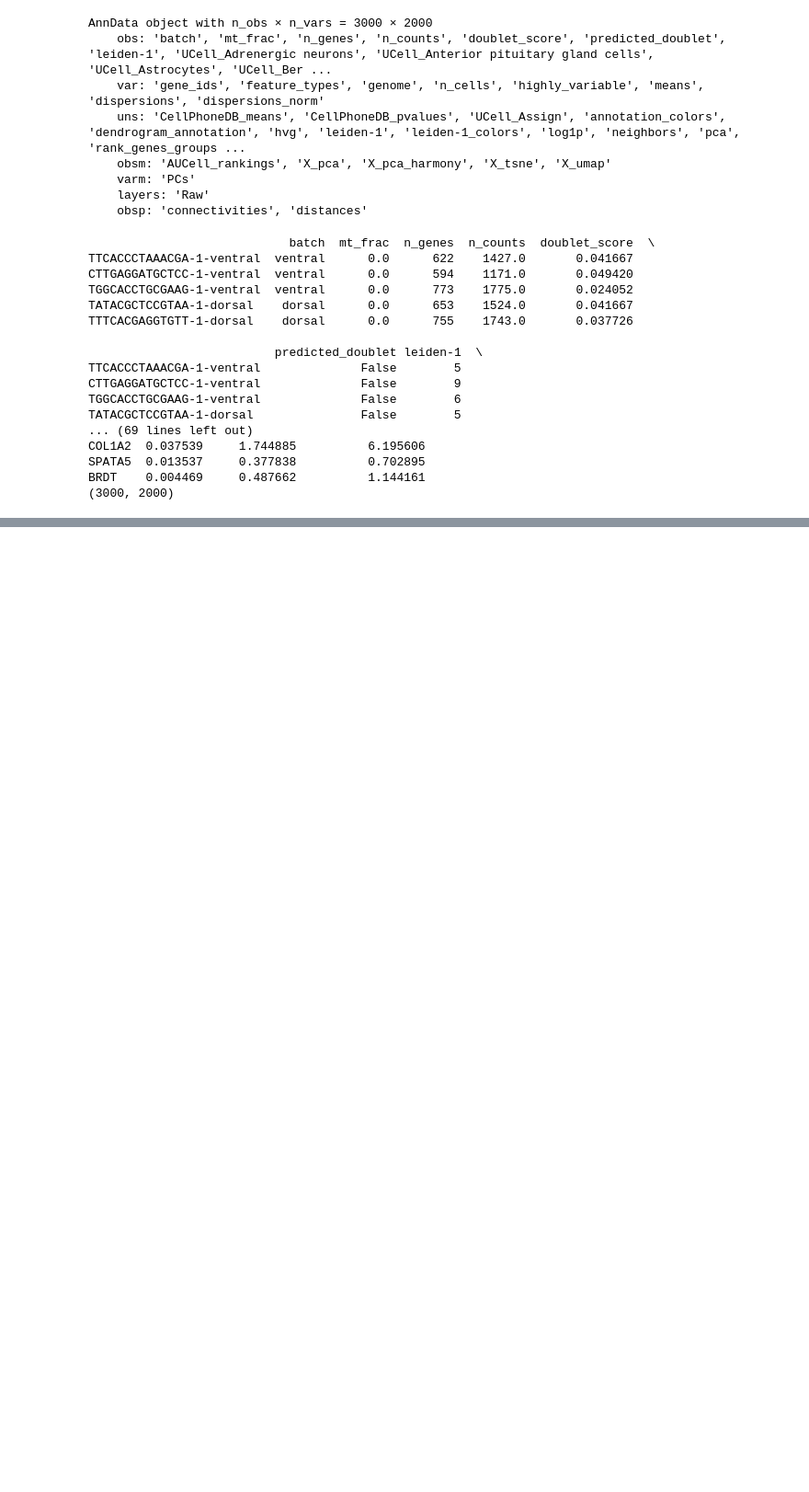
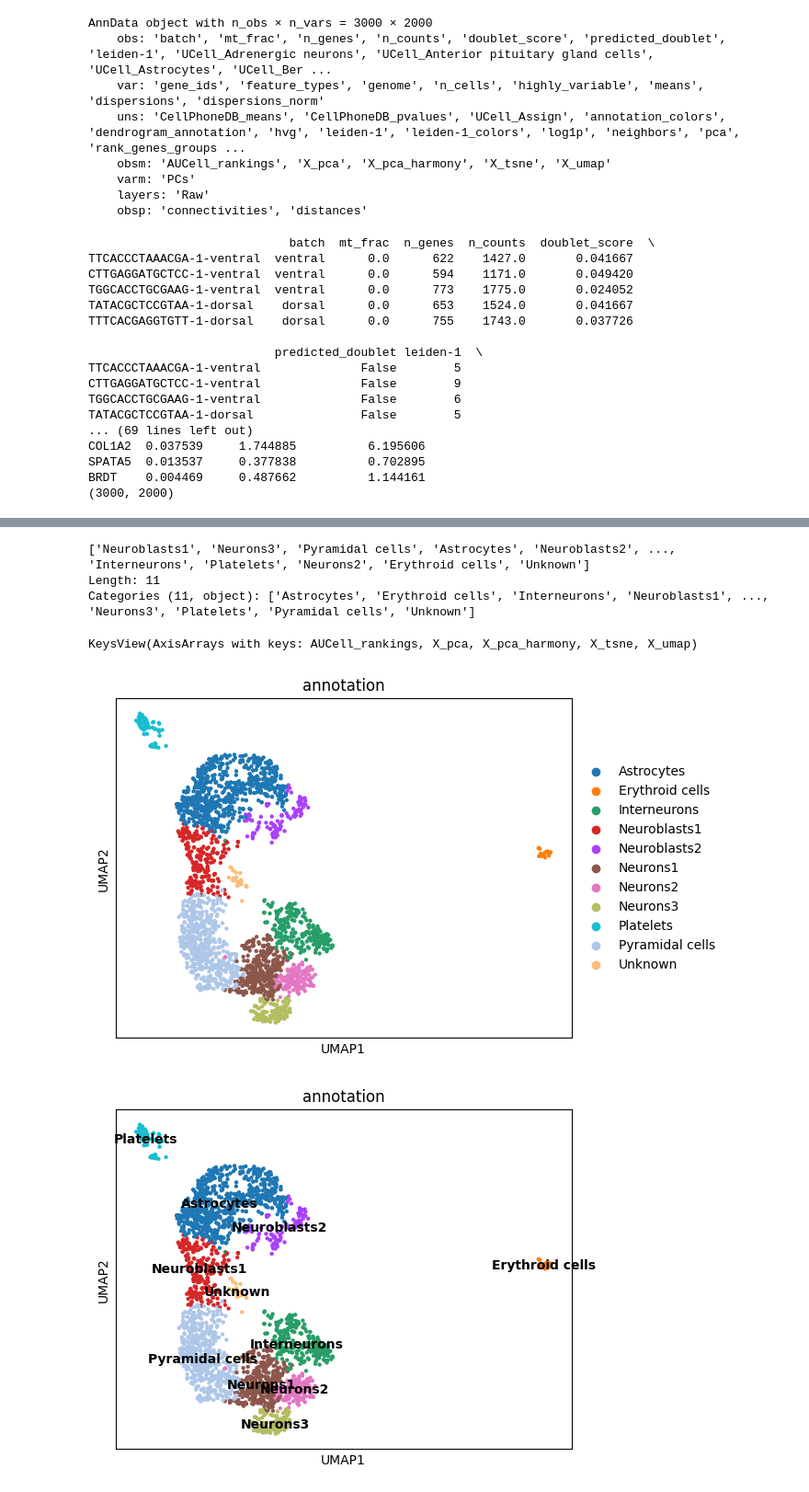
Before and after one commit to cocoleeee/Cellcluster-ML, a Jupyter notebook: code/dataset.ipynb, the cells around one changed output, grey strips where cells are left out. Shown: that part at 92% size. Saved outputs shown, nothing was run; the diff lists cells and outputs as text; code cells hidden in the pictures; blank space fills up the shorter version.

```diff
--- a/code/dataset.ipynb
+++ b/code/dataset.ipynb
@@ -39,0 +91,19 @@ BRDT    0.004469     0.487662          1.144161
+# %%
+adata.obs['annotation'].unique()
+# %% [output]
+['Neuroblasts1', 'Neurons3', 'Pyramidal cells', 'Astrocytes', 'Neuroblasts2', ..., 'Interneurons', 'Platelets', 'Neurons2', 'Erythroid cells', 'Unknown']
+Length: 11
+Categories (11, object): ['Astrocytes', 'Erythroid cells', 'Interneurons', 'Neuroblasts1', ..., 'Neurons3', 'Platelets', 'Pyramidal cells', 'Unknown']
+# %%
+print(adata.obsm.keys())
+# %% [output]
+KeysView(AxisArrays with keys: AUCell_rankings, X_pca, X_pca_harmony, X_tsne, X_umap)
+# %%
+import scanpy as sc
+
+sc.pl.umap(adata, color='annotation')
+
+sc.pl.umap(adata, color='annotation', legend_loc='on data')
+# %% [output]
+[figure, added]
+[figure, added]
```
Also changed, not shown: parts of 6 cells of this notebook, 3 other files.
